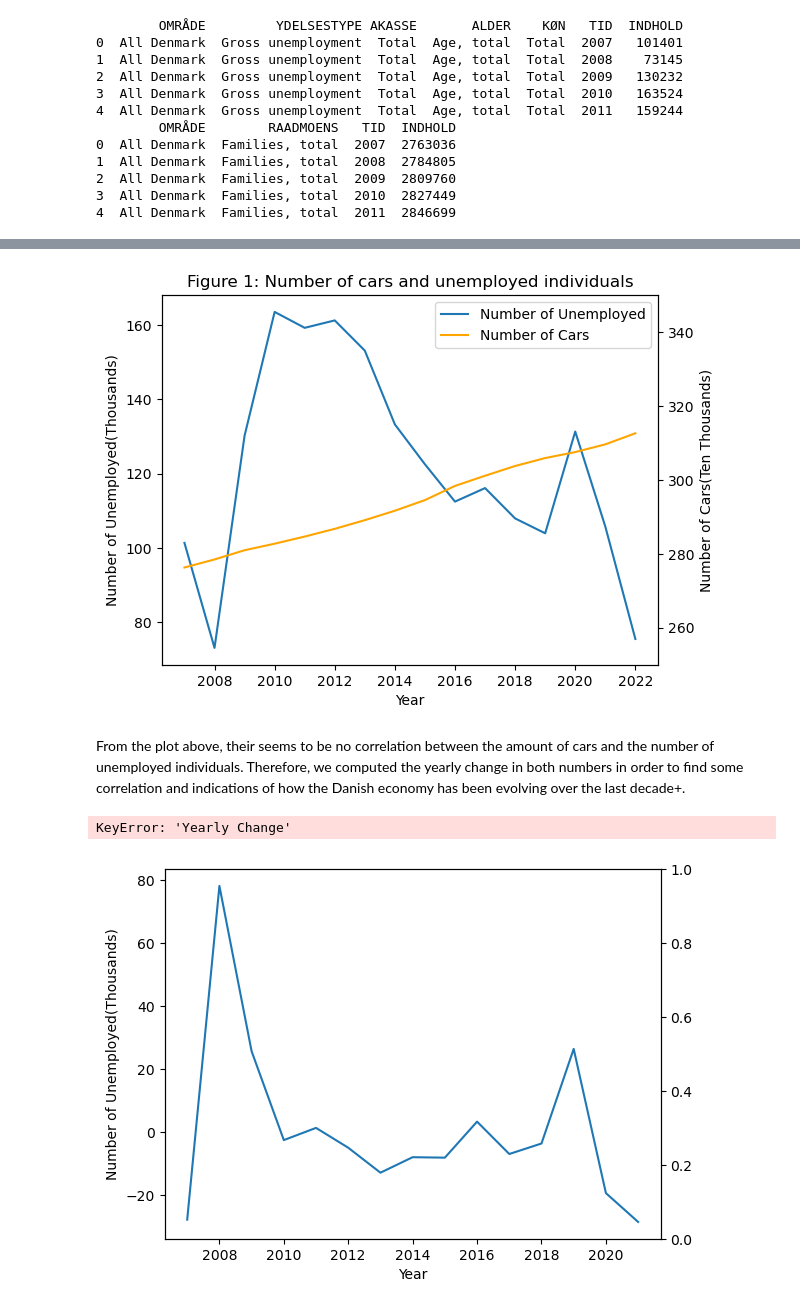
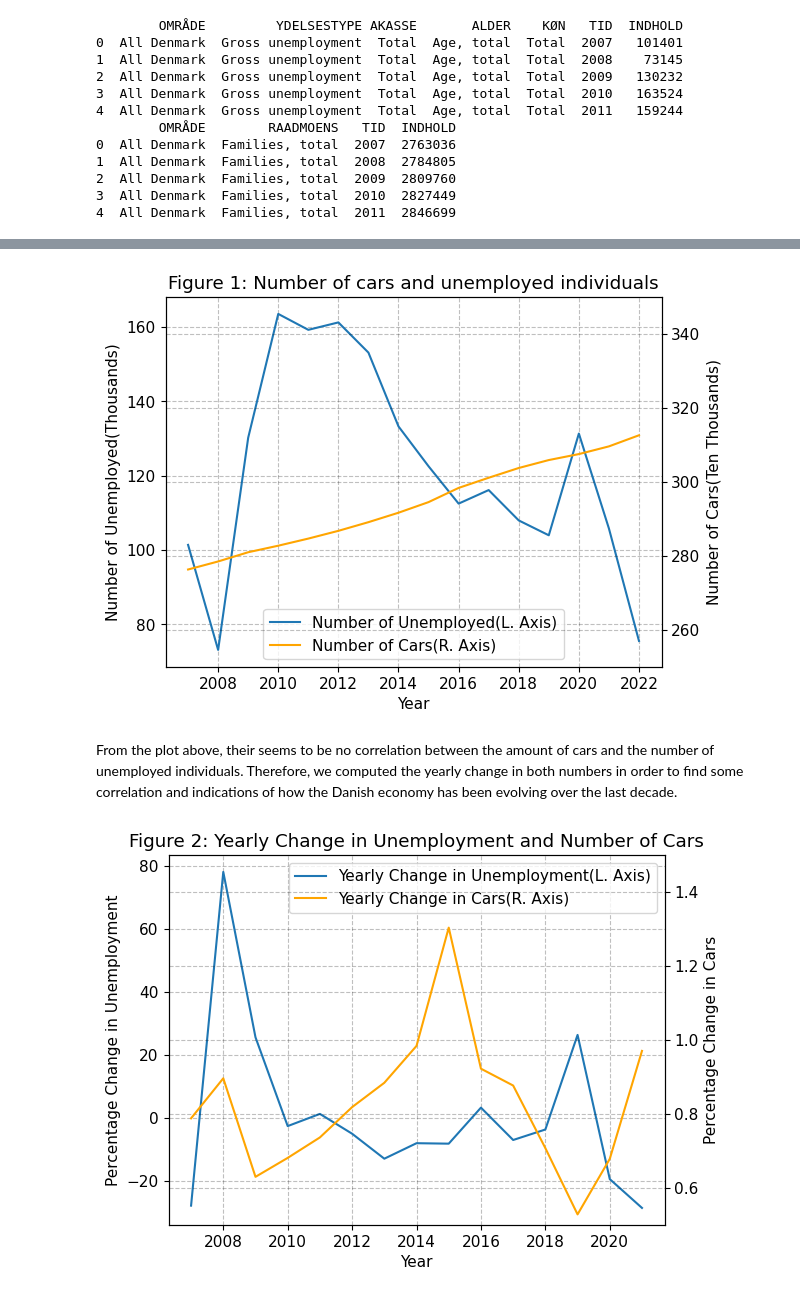
Before and after one commit to NumEconCopenhagen/projects-2023-jakki, a Jupyter notebook: dataproject/dataproject.ipynb, the cells around one changed output, grey strips where cells are left out. Saved outputs shown, nothing was run; the diff lists cells and outputs as text; code cells hidden in the pictures.

```diff
--- a/dataproject/dataproject.ipynb
+++ b/dataproject/dataproject.ipynb
@@ -8,3 +8,5 @@ import requests
 from dstapi import DstApi
 from IPython.display import display
 from io import StringIO
+plt.rcParams.update({"axes.grid":True,"grid.color":"black","grid.alpha":"0.25","grid.linestyle":"--"})
+plt.rcParams.update({'font.size': 11})
@@ -186,3 +194,28 @@ print(BIL.head())
 2  All Denmark  Families, total  2009  2809760
 3  All Denmark  Families, total  2010  2827449
 4  All Denmark  Families, total  2011  2846699
+# %%
+paramBIL = {'table': 'bil800',
+            'format': 'BULK',
+            'lang': 'en',
+            'variables': [{'code': 'OMRÅDE', 'values': ['000']},
+                          {'code': 'RAADMOENS', 'values': ['10000']},
+                          {'code': 'Tid', 'values': ['>=2007<=2022']}]}
+# The value ids are collected from the tables created above
+paramAUL = {'table': 'aul01',
+            'format': 'BULK',
+            'lang': 'en',
+            'variables': [{'code': 'OMRÅDE', 'values': ['000']},
+                          {'code': 'YDELSESTYPE', 'values': ['TOT']},
+                          {'code': 'AKASSE', 'values': ['TOT']},
+                          {'code': 'ALDER', 'values': ['TOT']},
+                          {'code': 'KØN', 'values': ['TOT']},
+                          {'code': 'Tid', 'values': ['*']}]}
+
+
+BIL = BIL800.get_data(params=paramBIL)
+AUL = AUL01.get_data(params=paramAUL)
+
+print(AUL.head())
+print(BIL.head())
+print(POP.head())
@@ -217,13 +269,13 @@ print(Merged.head())
 # %%
 #We then create a plot
 fig, ax1 = plt.subplots()
-ax1.plot(Merged['YEAR'], Merged['Unemployed'], label='Number of Unemployed')
+ax1.plot(Merged['YEAR'], Merged['Unemployed'], label='Number of Unemployed(L. Axis)')
 ax1.set_xlabel('Year')
 ax1.set_ylabel('Number of Unemployed(Thousands)')
 
 #Because the two merged values have different formats, we create a secondary axis in order to better show the results
 ax2 = ax1.twinx()
-ax2.plot(Merged['YEAR'], Merged['Number of Cars'], color='orange', label='Number of Cars')
+ax2.plot(Merged['YEAR'], Merged['Number of Cars'], color='orange', label='Number of Cars(R. Axis)')
 ax2.set_ylabel('Number of Cars(Ten Thousands)')
 
 # Creating bounds for the secondary axis.
@@ -240,34 +292,33 @@ plt.title('Figure 1: Number of cars and unemployed individuals')
 #Displaying it
 plt.show()
 # %% [output]
-[figure, old version]
+[figure, new version]
 # %% [markdown]
-From the plot above, their seems to be no correlation between the amount of cars and the number of unemployed individuals. Therefore, we computed the yearly change in both numbers in order to find some correlation and indications of how the Danish economy has been evolving over the last decade+.
+From the plot above, their seems to be no correlation between the amount of cars and the number of unemployed individuals. Therefore, we computed the yearly change in both numbers in order to find some correlation and indications of how the Danish economy has been evolving over the last decade.
 # %%
 #We then create a plot
 fig, ax1 = plt.subplots()
-ax1.plot(Merged['YEAR'], Merged['YearlyChange(UEMP)'], label='Unemployed')
+ax1.plot(Merged['YEAR'], Merged['Yearly Change(UEMP)'], label='Yearly Change in Unemployment(L. Axis)')
 ax1.set_xlabel('Year')
-ax1.set_ylabel('Number of Unemployed(Thousands)')
+ax1.set_ylabel('Percentage Change in Unemployment')
 
 #Because the two merged values have different formats, we create a secondary axis in order to better show the results
 ax2 = ax1.twinx()
-ax2.plot(Merged['YEAR'], Merged['Yearly Change'], color='orange', label='Yearly Change in Cars')
+ax2.plot(Merged['YEAR'], Merged['Yearly Change(CARS)'], color='orange', label='Yearly Change in Cars(R. Axis)')
 ax2.set_ylabel('Percentage Change in Cars')
 
 # Creating bounds for the secondary axis.
 ax2.set_ylim([0.5, 1.5])
 
 # Because we have created a secondary axis, we have two legends. The code below simplifies it and create a singular legend
 lines, labels = ax1.get_legend_handles_labels()
 lines2, labels2 = ax2.get_legend_handles_labels()
 ax1.legend(lines + lines2, labels + labels2)
 
 #We then title it
-plt.title('Number of cars in Danish households corresponding with Unemployment')
+plt.title('Figure 2: Yearly Change in Unemployment and Number of Cars')
 
 #Displaying it
 plt.show()
 # %% [output]
-KeyError: 'Yearly Change'
-[figure, old version]
+[figure, new version]
```
Also changed, not shown: parts of 7 cells of this notebook, 1 other file.
